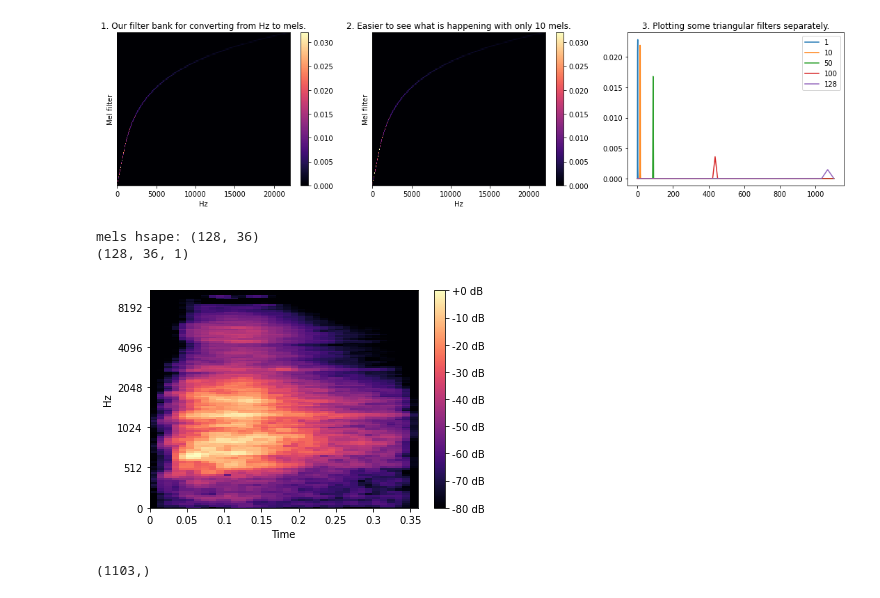
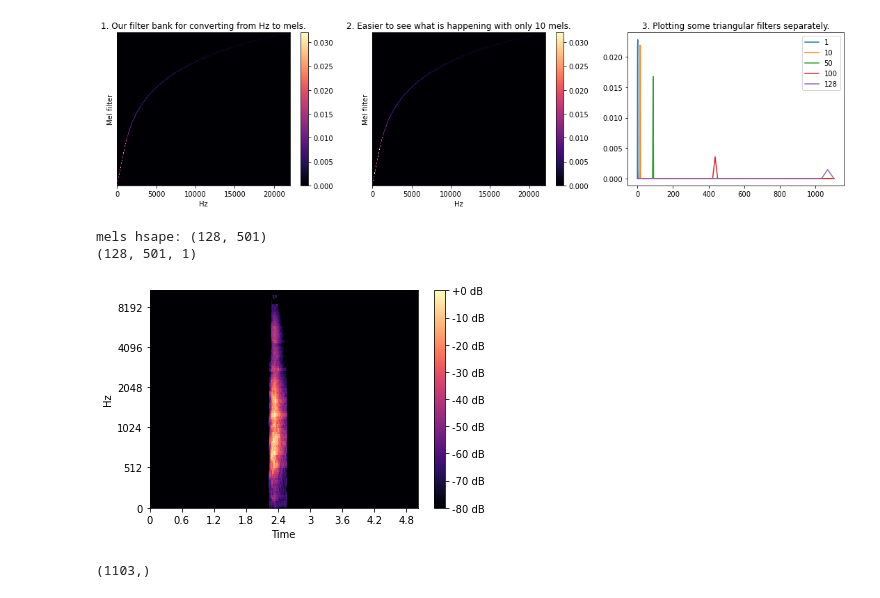
Before and after one commit to t2ac32/vh_challenge_sol, a Jupyter notebook: Tests.ipynb, the cells around one changed output. Drawn from its saved outputs; the diff is of its cells as text; code cells hidden in the pictures.

Commit message:
fixing frames
Frames froms spectrogram where varing due to triming

```diff
--- a/Tests.ipynb
+++ b/Tests.ipynb
@@ -13,6 +13,7 @@ from tensorflow import keras
 from keras import backend as bk
 
 from sklearn.model_selection import KFold
+from sklearn.model_selection import train_test_split
 from keras.callbacks import ModelCheckpoint
 from keras.preprocessing.image import ImageDataGenerator
 from librosa.feature import melspectrogram
@@ -26,6 +27,15 @@ print("Num GPUs Available: ",
 
 #TODO: export requirements
 
+audio_settings= {
+    "sr" : 44100,
+    "n_fft" : 2205,
+    "hop_length" : 441,
+    "win_length" : 442,
+    "n_mels" : 128,
+    "fmin" : 10,
+    "fmax" : 22050,
+    }
 r_settings= {
     "sr" : 44100,
     "n_fft" : 2205,
@@ -43,7 +53,7 @@ model_settings = {
     'fmax': 22050,
     'n_fft': 2205,
     'hop_length': 441,
-    'frames': 36,
+    'frames': 500,
     'batch': 10,
     'epochs': 100,
     'train_samples': 1600,
@@ -105,16 +115,38 @@ Classes indexes in non categorical index:  [0, 1, 2, 3, 4, 5, 6, 7, 8, 9, 10, 11
 # %%
 #kfold-spliting right now not using fold columns in dataset
-kf = KFold(n_splits = 5,shuffle=True, random_state=1)
+def split_data(dataframe):
+    train, test = train_test_split(dataframe, test_size=0.2)
+    return train, test
+
 def get_fold_from(dataframe):
+    kf = KFold(n_splits = 5,shuffle=True, random_state=1)
     result = next(kf.split(dataframe), None)
     train = dataframe.iloc[result[0]]
     val =  dataframe.iloc[result[1]]
     return train, val
 
-def get_audiop(audio_fn:str, target):
+def get_audiop(audio_fn:str):
     return AUDIO_DS_PATH / audio_fn
 
 def pre_process_stem(audio_path:Path):
     y, sr = librosa.load(audio_path, 44100)
-    audio_sample, _  = librosa.effects.trim(y)
-    return audio_sample
+    #audio_sample, _  = librosa.effects.trim(y)
+    return y
+
+def apply_log_db(windows):
+    DB = librosa.amplitude_to_db(windows, ref=np.max)
+    return DB
+
+def compute_windows(audio_stem, audio_settings):
+    windows = np.abs(librosa.stft(audio_stem,
+                                  n_fft=audio_settings['n_fft'],
+                                  hop_length=audio_settings['hop_length']
+                                 )
+                    )
+    return windows
+
+#mels will be the input for the network.
+def load_audio_windows(audio_path:Path, audio_settings):
+    audio_stem = pre_process_stem(audio_path)
+    mels = compute_melspect_for(audio_stem, audio_settings)
+    return mels
@@ -226,29 +250,29 @@ def compute_melspect_for(audio_stem, audio_settings):
 # %%
 #n_fft : window size = 50ms must be power of 2
 r_settings= {
     "sr" : 44100,
     "n_fft" : 2048,
     "hop_length" : 441,
     "win_length" : 442,
     "n_mels" : 128,
     "fmin" : 10,
     "fmax" : 22050,
 }
 
 mels = compute_melspect_for(audio_stem, r_settings)
 print('mels hsape:', mels.shape)
 librosa.display.specshow(mels, sr=r_settings['sr'],
                          hop_length=r_settings['hop_length'],
                          x_axis='time', y_axis='mel');
 plt.colorbar(format='%+2.0f dB');
 
 
-reshaped_input = mels.reshape(128, 36, 1)
+reshaped_input = mels.reshape(128, 501, 1)
 print(reshaped_input.shape)
 # %% [output]
-mels hsape: (128, 36)
-(128, 36, 1)
+mels hsape: (128, 501)
+(128, 501, 1)
-[figure, old version]
+[figure, new version]
 # %%
 print(windows[:,1].shape)
 # %% [output]
```
Also changed, not shown: parts of 16 cells of this notebook.
